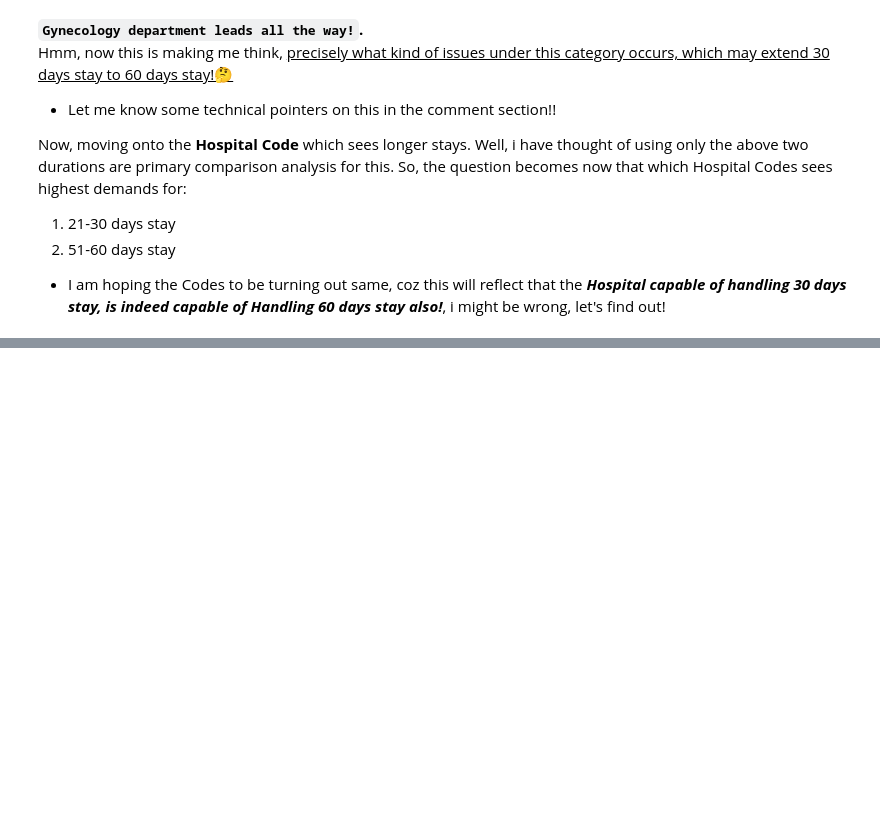
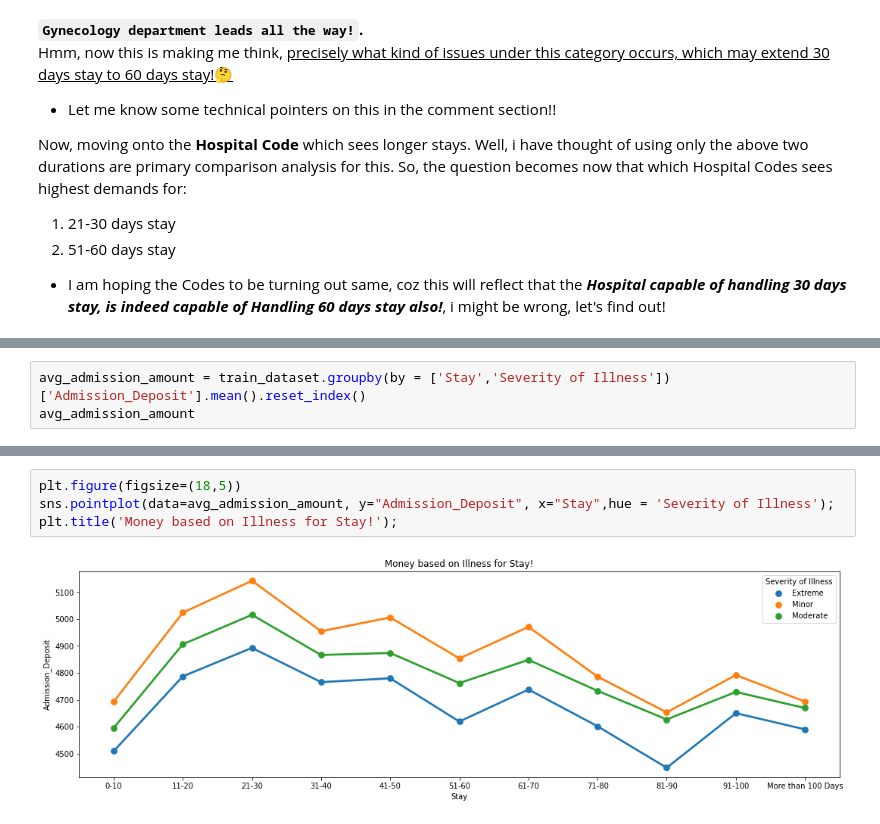
Before and after one commit to mishra-atul5001/Data-Science-Medium-Content, a Jupyter notebook: healthcare-problem-statement.ipynb, the cells around one changed output, grey strips where cells are left out. Drawn from its saved outputs; the diff is of its cells as text; blank space fills up the shorter version.

```diff
--- a/healthcare-problem-statement.ipynb
+++ b/healthcare-problem-statement.ipynb
@@ -226,0 +305,3 @@ So, the question becomes now that which Hospital Codes sees highest demands for:
+# %%
+avg_admission_amount = train_dataset.groupby(by = ['Stay','Severity of Illness'])['Admission_Deposit'].mean().reset_index()
+avg_admission_amount
@@ -226,0 +326,6 @@ So, the question becomes now that which Hospital Codes sees highest demands for:
+# %%
+plt.figure(figsize=(18,5))
+sns.pointplot(data=avg_admission_amount, y="Admission_Deposit", x="Stay",hue = 'Severity of Illness');
+plt.title('Money based on Illness for Stay!');
+# %% [output]
+[figure, added]
```
Also changed, not shown: parts of 16 cells of this notebook.
